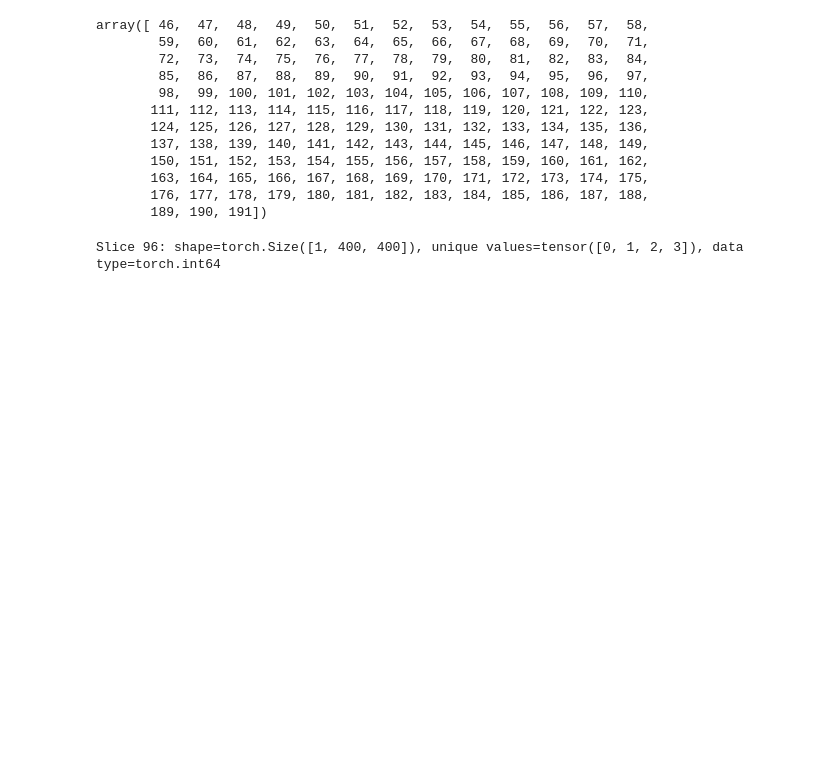
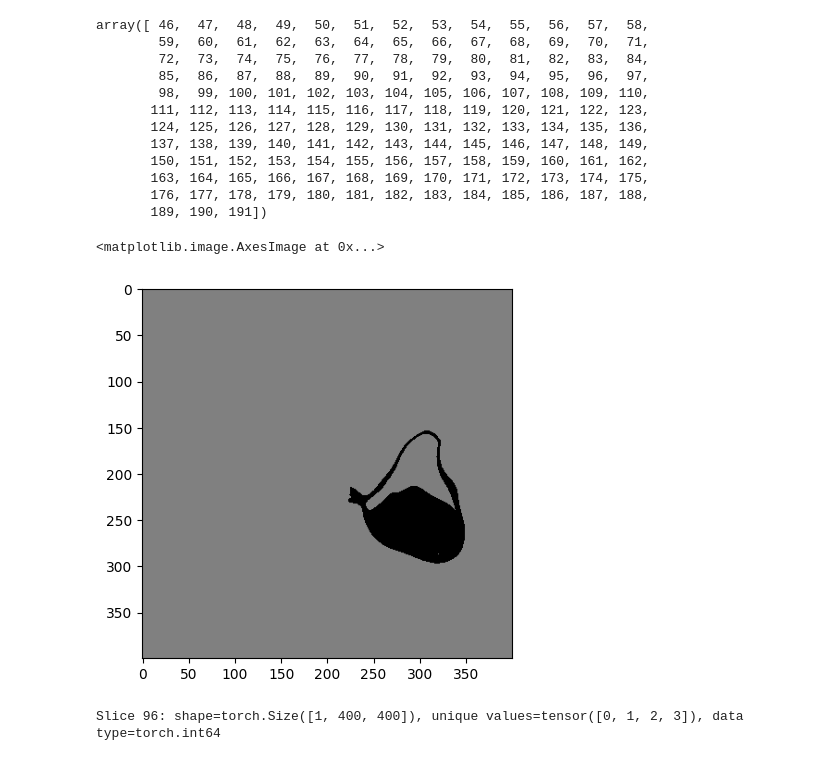
Before and after one commit to paolodc5/CMR_synthesis, a Jupyter notebook: mt_DIDC_DPM_analysis.ipynb, the cells around one changed output. Drawn from its saved outputs; the diff is of its cells as text; code cells hidden in the pictures; blank space fills up the shorter version.

```diff
--- a/mt_DIDC_DPM_analysis.ipynb
+++ b/mt_DIDC_DPM_analysis.ipynb
@@ -157,6 +154,12 @@ array([ 46,  47,  48,  49,  50,  51,  52,  53,  54,  55,  56,  57,  58,
        163, 164, 165, 166, 167, 168, 169, 170, 171, 172, 173, 174, 175,
        176, 177, 178, 179, 180, 181, 182, 183, 184, 185, 186, 187, 188,
        189, 190, 191])
+# %%
+plt.imshow(pat['mask_foreground'][..., 100] == 0, cmap='gray')
+plt.imshow(pat['mask_foreground'][..., 100] == 3, cmap='gray', alpha=0.5)
+# %% [output]
+<matplotlib.image.AxesImage at 0x...>
+[figure, added]
 # %%
 fg_list = []
 mask_list = []
```
Also changed, not shown: parts of 1 cell of this notebook, 1 other file.
